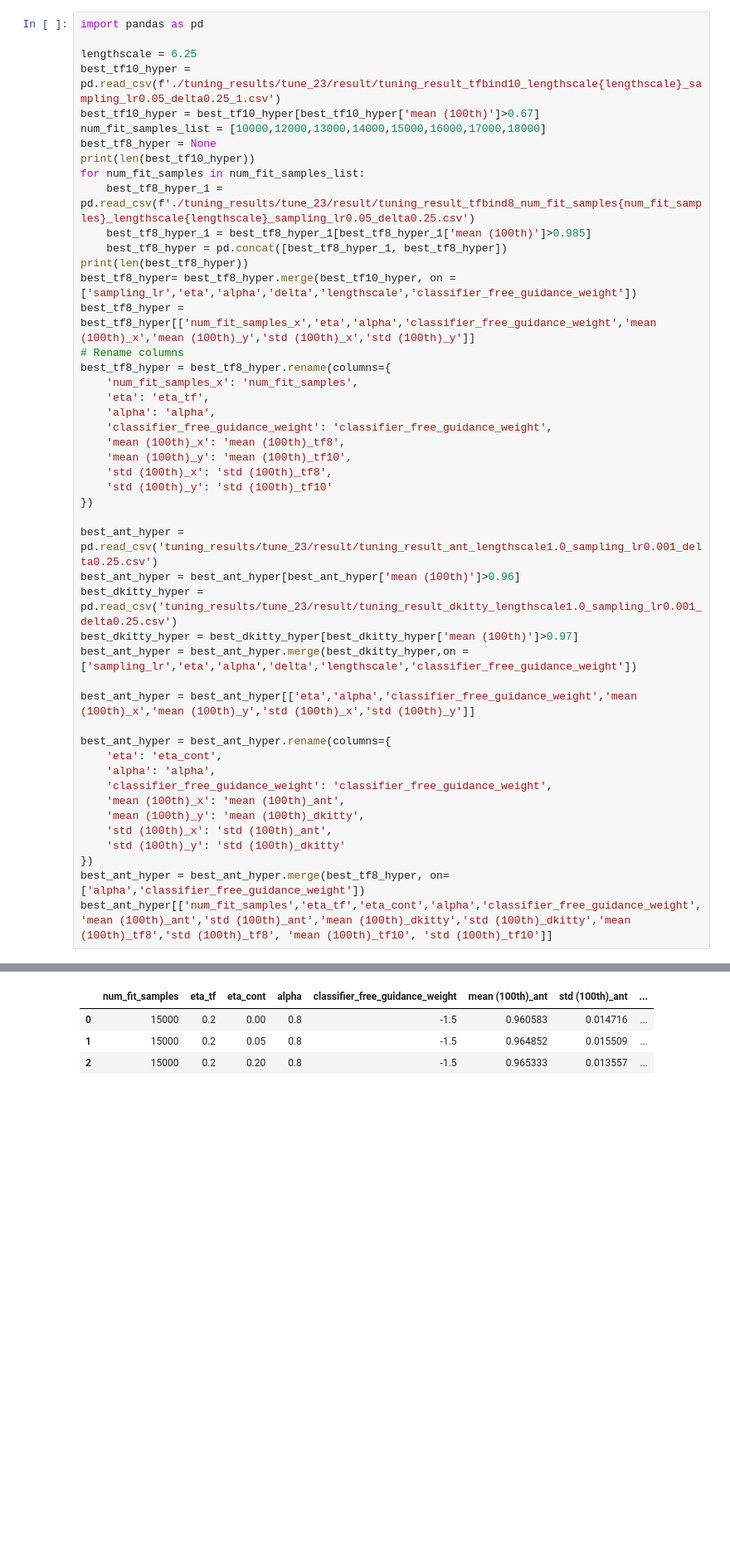
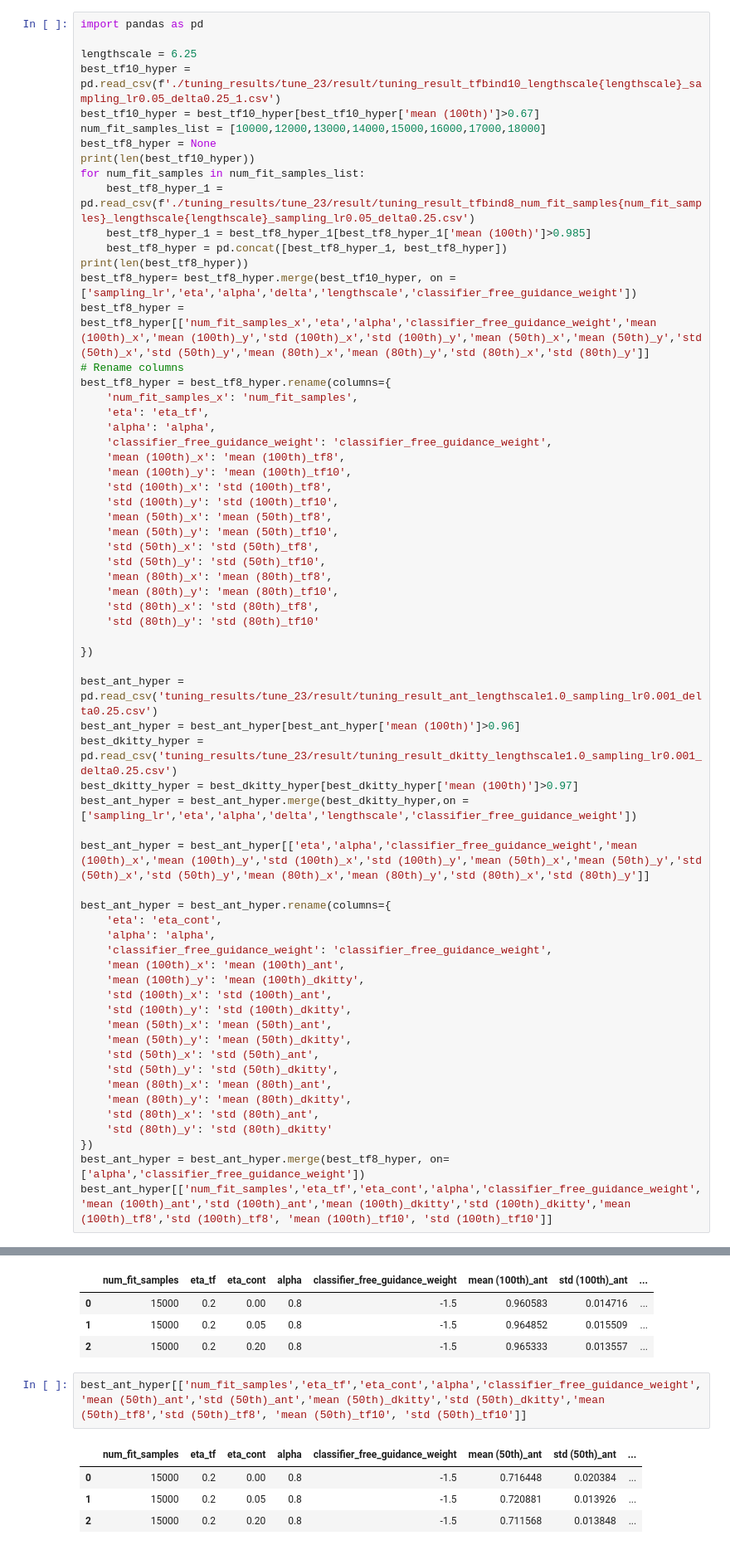
Before and after one commit to HungTT912/L2HD-setting-2, a Jupyter notebook: test.ipynb, the cells around one changed output, grey strips where cells are left out. Shown at 83% size. Drawn from its saved outputs; the diff is of its cells as text; blank space fills up the shorter version.

```diff
--- a/test.ipynb
+++ b/test.ipynb
@@ -136,7 +136,7 @@ for num_fit_samples in num_fit_samples_list:
     best_tf8_hyper = pd.concat([best_tf8_hyper_1, best_tf8_hyper])
 print(len(best_tf8_hyper))
 best_tf8_hyper= best_tf8_hyper.merge(best_tf10_hyper, on = ['sampling_lr','eta','alpha','delta','lengthscale','classifier_free_guidance_weight'])
-best_tf8_hyper = best_tf8_hyper[['num_fit_samples_x','eta','alpha','classifier_free_guidance_weight','mean (100th)_x','mean (100th)_y','std (100th)_x','std (100th)_y']]
+best_tf8_hyper = best_tf8_hyper[['num_fit_samples_x','eta','alpha','classifier_free_guidance_weight','mean (100th)_x','mean (100th)_y','std (100th)_x','std (100th)_y','mean (50th)_x','mean (50th)_y','std (50th)_x','std (50th)_y','mean (80th)_x','mean (80th)_y','std (80th)_x','std (80th)_y']]
 # Rename columns
 best_tf8_hyper = best_tf8_hyper.rename(columns={
     'num_fit_samples_x': 'num_fit_samples',
@@ -146,7 +146,16 @@ best_tf8_hyper = best_tf8_hyper.rename(columns={
     'mean (100th)_x': 'mean (100th)_tf8',
     'mean (100th)_y': 'mean (100th)_tf10',
     'std (100th)_x': 'std (100th)_tf8',
-    'std (100th)_y': 'std (100th)_tf10'
+    'std (100th)_y': 'std (100th)_tf10',
+    'mean (50th)_x': 'mean (50th)_tf8',
+    'mean (50th)_y': 'mean (50th)_tf10',
+    'std (50th)_x': 'std (50th)_tf8',
+    'std (50th)_y': 'std (50th)_tf10',
+    'mean (80th)_x': 'mean (80th)_tf8',
+    'mean (80th)_y': 'mean (80th)_tf10',
+    'std (80th)_x': 'std (80th)_tf8',
+    'std (80th)_y': 'std (80th)_tf10'
+
 })
 
 best_ant_hyper = pd.read_csv('tuning_results/tune_23/result/tuning_result_ant_lengthscale1.0_sampling_lr0.001_delta0.25.csv')
@@ -155,7 +164,7 @@ best_dkitty_hyper = pd.read_csv('tuning_results/tune_23/result/tuning_result_dki
 best_dkitty_hyper = best_dkitty_hyper[best_dkitty_hyper['mean (100th)']>0.97]
 best_ant_hyper = best_ant_hyper.merge(best_dkitty_hyper,on = ['sampling_lr','eta','alpha','delta','lengthscale','classifier_free_guidance_weight'])
 
-best_ant_hyper = best_ant_hyper[['eta','alpha','classifier_free_guidance_weight','mean (100th)_x','mean (100th)_y','std (100th)_x','std (100th)_y']]
+best_ant_hyper = best_ant_hyper[['eta','alpha','classifier_free_guidance_weight','mean (100th)_x','mean (100th)_y','std (100th)_x','std (100th)_y','mean (50th)_x','mean (50th)_y','std (50th)_x','std (50th)_y','mean (80th)_x','mean (80th)_y','std (80th)_x','std (80th)_y']]
 
 best_ant_hyper = best_ant_hyper.rename(columns={
     'eta': 'eta_cont',
@@ -164,7 +173,15 @@ best_ant_hyper = best_ant_hyper.rename(columns={
     'mean (100th)_x': 'mean (100th)_ant',
     'mean (100th)_y': 'mean (100th)_dkitty',
     'std (100th)_x': 'std (100th)_ant',
-    'std (100th)_y': 'std (100th)_dkitty'
+    'std (100th)_y': 'std (100th)_dkitty',
+    'mean (50th)_x': 'mean (50th)_ant',
+    'mean (50th)_y': 'mean (50th)_dkitty',
+    'std (50th)_x': 'std (50th)_ant',
+    'std (50th)_y': 'std (50th)_dkitty',
+    'mean (80th)_x': 'mean (80th)_ant',
+    'mean (80th)_y': 'mean (80th)_dkitty',
+    'std (80th)_x': 'std (80th)_ant',
+    'std (80th)_y': 'std (80th)_dkitty'
 })
 best_ant_hyper = best_ant_hyper.merge(best_tf8_hyper, on=['alpha','classifier_free_guidance_weight'])
 best_ant_hyper[['num_fit_samples','eta_tf','eta_cont','alpha','classifier_free_guidance_weight','mean (100th)_ant','std (100th)_ant','mean (100th)_dkitty','std (100th)_dkitty','mean (100th)_tf8','std (100th)_tf8', 'mean (100th)_tf10', 'std (100th)_tf10']]
@@ -175,3 +192,10 @@ best_ant_hyper[['num_fit_samples','eta_tf','eta_cont','alpha','classifier_free_g
 | 0 | 15000 | 0.2 | 0.00 | 0.8 | -1.5 | 0.960583 | 0.014716 | ... |
 | 1 | 15000 | 0.2 | 0.05 | 0.8 | -1.5 | 0.964852 | 0.015509 | ... |
 | 2 | 15000 | 0.2 | 0.20 | 0.8 | -1.5 | 0.965333 | 0.013557 | ... |
+# %%
+best_ant_hyper[['num_fit_samples','eta_tf','eta_cont','alpha','classifier_free_guidance_weight','mean (50th)_ant','std (50th)_ant','mean (50th)_dkitty','std (50th)_dkitty','mean (50th)_tf8','std (50th)_tf8', 'mean (50th)_tf10', 'std (50th)_tf10']]
+# %% [output]
+|  | num_fit_samples | eta_tf | eta_cont | alpha | classifier_free_guidance_weight | mean (50th)_ant | std (50th)_ant | ... |
+| 0 | 15000 | 0.2 | 0.00 | 0.8 | -1.5 | 0.716448 | 0.020384 | ... |
+| 1 | 15000 | 0.2 | 0.05 | 0.8 | -1.5 | 0.720881 | 0.013926 | ... |
+| 2 | 15000 | 0.2 | 0.20 | 0.8 | -1.5 | 0.711568 | 0.013848 | ... |
```
Also changed, not shown: parts of 1 cell of this notebook, 5 other files.
